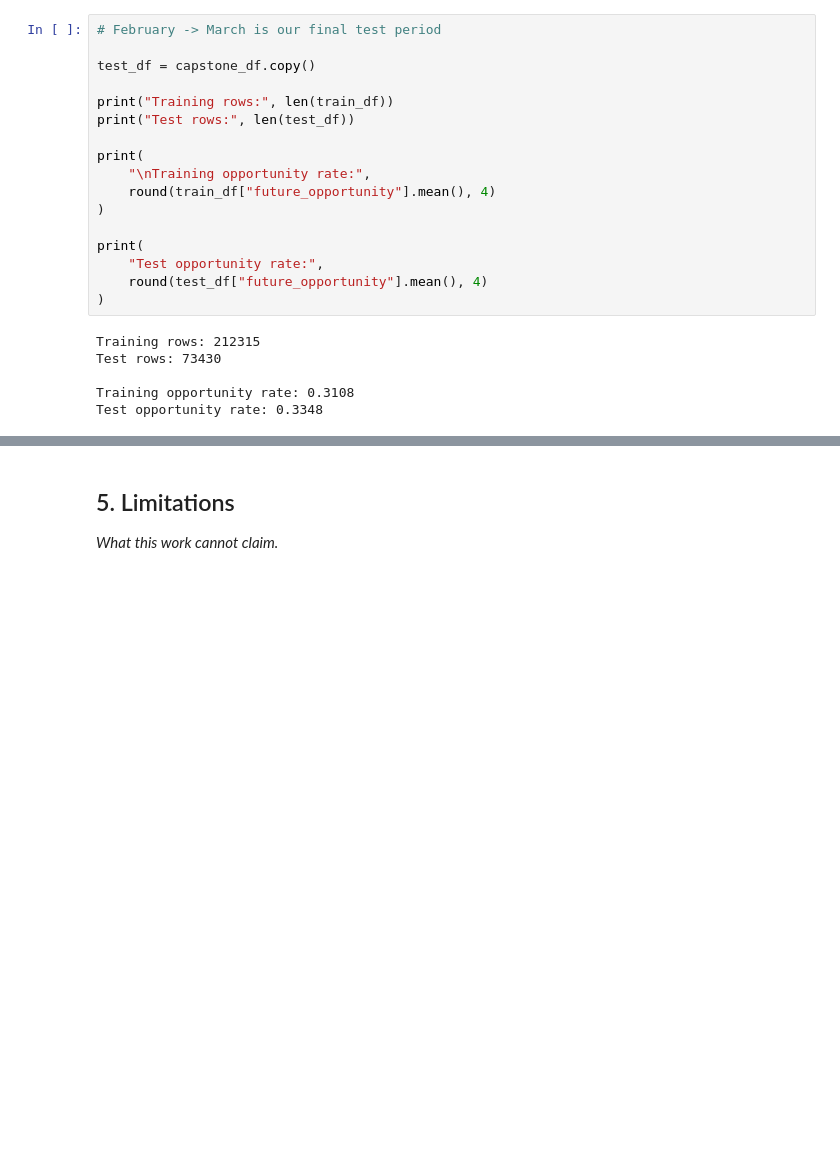
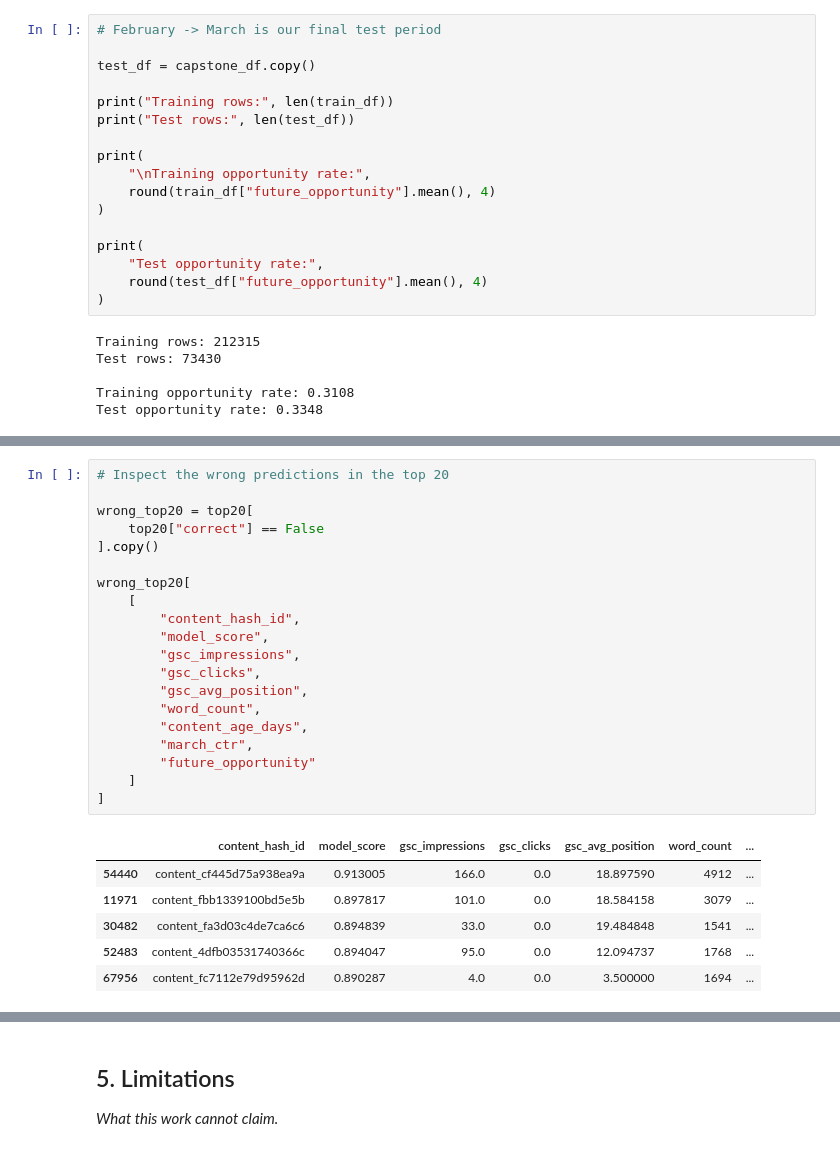
Before and after one commit to AliMahmoud67/FlyRank_Starter, a Jupyter notebook: work/notebooks/capstone.ipynb, the cells around one changed output, grey strips where cells are left out. Cells and saved outputs as stored; diff of their text form; blank space fills up the shorter version.

```diff
--- a/work/notebooks/capstone.ipynb
+++ b/work/notebooks/capstone.ipynb
@@ -637,0 +687,27 @@ print(importance)
+# %%
+# Inspect the wrong predictions in the top 20
+
+wrong_top20 = top20[
+    top20["correct"] == False
+].copy()
+
+wrong_top20[
+    [
+        "content_hash_id",
+        "model_score",
+        "gsc_impressions",
+        "gsc_clicks",
+        "gsc_avg_position",
+        "word_count",
+        "content_age_days",
+        "march_ctr",
+        "future_opportunity"
+    ]
+]
+# %% [output]
+|  | content_hash_id | model_score | gsc_impressions | gsc_clicks | gsc_avg_position | word_count | ... |
+| 54440 | content_cf445d75a938ea9a | 0.913005 | 166.0 | 0.0 | 18.897590 | 4912 | ... |
+| 11971 | content_fbb1339100bd5e5b | 0.897817 | 101.0 | 0.0 | 18.584158 | 3079 | ... |
+| 30482 | content_fa3d03c4de7ca6c6 | 0.894839 | 33.0 | 0.0 | 19.484848 | 1541 | ... |
+| 52483 | content_4dfb03531740366c | 0.894047 | 95.0 | 0.0 | 12.094737 | 1768 | ... |
+| 67956 | content_fc7112e79d95962d | 0.890287 | 4.0 | 0.0 | 3.500000 | 1694 | ... |
```
Also changed, not shown: parts of 5 cells of this notebook.
